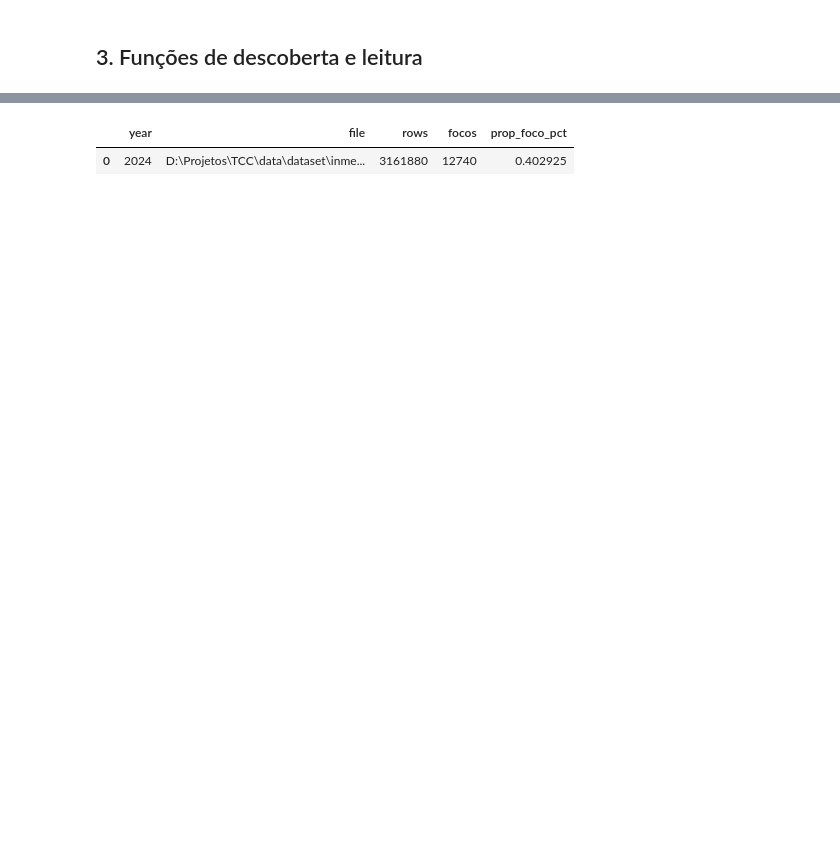
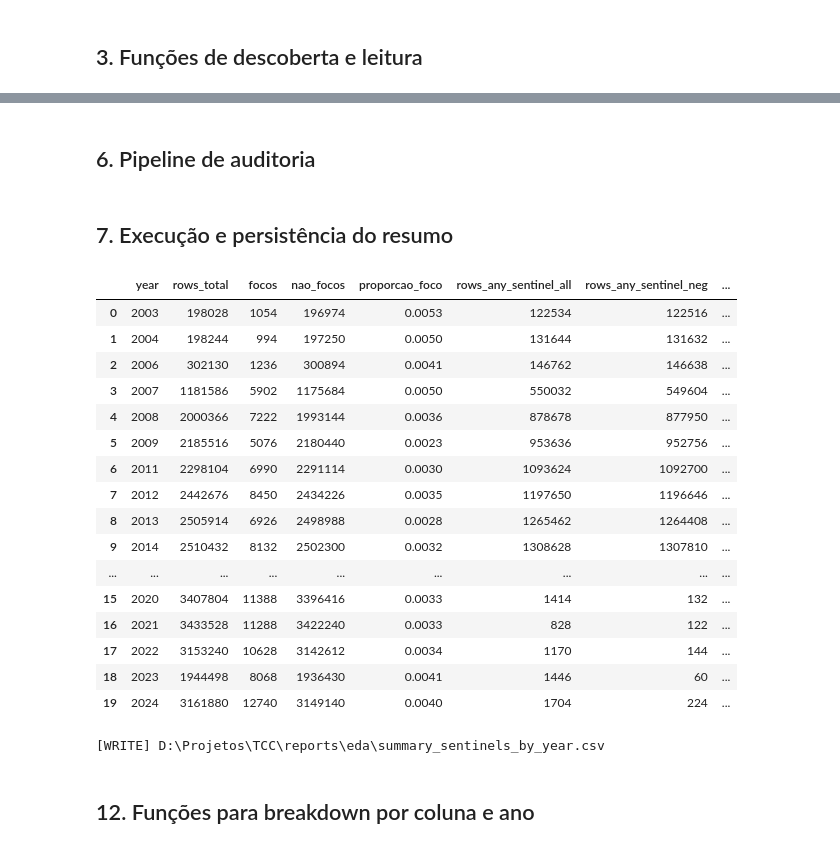
Before and after one commit to julianopadua/TCC, a Jupyter notebook: src/analysis.ipynb, the cells around one changed output, grey strips where cells are left out. Saved outputs shown, nothing was run; the diff lists cells and outputs as text; code cells hidden in the pictures; blank space fills up the shorter version.

```diff
--- a/src/analysis.ipynb
+++ b/src/analysis.ipynb
@@ -114,13 +215,70 @@ totais
+# %% [markdown]
+## 6. Pipeline de auditoria
 # %%
-BIOME = "cerrado"
-YEARS = [2024]
-files_2003 = find_dataset_files(BIOME, YEARS)
-if not files_2003:
-    raise FileNotFoundError("Arquivo 2003 não encontrado (veja a lista na Célula 0).")
+def run_audit(dataset_dir: Path = DATASET_DIR, pattern: str = FILENAME_PATTERN) -> pd.DataFrame:
+    """
+    Executa o pipeline de auditoria para todos os arquivos identificados.
+    Retorna um DataFrame com as métricas por ano, ordenado.
+    """
+    year_files = discover_year_files(dataset_dir, pattern)
+    if not year_files:
+        raise FileNotFoundError(f"Nenhum arquivo encontrado em {dataset_dir} com padrão {pattern}")
 
-y, p = files_2003[0]
-one = summarize_file(y, p)
-pd.DataFrame([one]).assign(prop_foco_pct=lambda d: d["prop_foco"] * 100).drop(columns=["prop_foco"])
+    audits: List[YearAudit] = []
+    for year, fp in year_files.items():
+        df = read_year_csv(fp)
+        audit = compute_year_metrics(df, year)
+        audits.append(audit)
+
+    out = pd.DataFrame([a.__dict__ for a in audits]).sort_values("year").reset_index(drop=True)
+    return out
-# %% [output]
-|  | year | file | rows | focos | prop_foco_pct |
-| 0 | 2024 | D:\Projetos\TCC\data\dataset\inme... | 3161880 | 12740 | 0.402925 |
+# %% [markdown]
+## 7. Execução e persistência do resumo
+# %%
+summary_df = run_audit(DATASET_DIR, FILENAME_PATTERN)
+
+# Ordena colunas para leitura
+col_order = [
+    "year",
+    "rows_total",
+    "focos",
+    "nao_focos",
+    "proporcao_foco",
+    "rows_any_sentinel_all",
+    "rows_any_sentinel_neg",
+    "foco_rows_with_neg_sentinel",
+    "pct_foco_with_neg_sentinel",
+]
+summary_df = summary_df[col_order]
+
+# Exibe
+display(summary_df.style.format({
+    "proporcao_foco": "{:.4f}",
+    "pct_foco_with_neg_sentinel": "{:.4f}",
+}))
+
+# Persiste
+out_path = REPORTS_DIR / "summary_sentinels_by_year.csv"
+summary_df.to_csv(out_path, index=False, encoding="utf-8")
+print(f"[WRITE] {out_path}")
+# %% [output]
+|  | year | rows_total | focos | nao_focos | proporcao_foco | rows_any_sentinel_all | rows_any_sentinel_neg | ... |
+| 0 | 2003 | 198028 | 1054 | 196974 | 0.0053 | 122534 | 122516 | ... |
+| 1 | 2004 | 198244 | 994 | 197250 | 0.0050 | 131644 | 131632 | ... |
+| 2 | 2006 | 302130 | 1236 | 300894 | 0.0041 | 146762 | 146638 | ... |
+| 3 | 2007 | 1181586 | 5902 | 1175684 | 0.0050 | 550032 | 549604 | ... |
+| 4 | 2008 | 2000366 | 7222 | 1993144 | 0.0036 | 878678 | 877950 | ... |
+| 5 | 2009 | 2185516 | 5076 | 2180440 | 0.0023 | 953636 | 952756 | ... |
+| 6 | 2011 | 2298104 | 6990 | 2291114 | 0.0030 | 1093624 | 1092700 | ... |
+| 7 | 2012 | 2442676 | 8450 | 2434226 | 0.0035 | 1197650 | 1196646 | ... |
+| 8 | 2013 | 2505914 | 6926 | 2498988 | 0.0028 | 1265462 | 1264408 | ... |
+| 9 | 2014 | 2510432 | 8132 | 2502300 | 0.0032 | 1308628 | 1307810 | ... |
+| ... | ... | ... | ... | ... | ... | ... | ... | ... |
+| 15 | 2020 | 3407804 | 11388 | 3396416 | 0.0033 | 1414 | 132 | ... |
+| 16 | 2021 | 3433528 | 11288 | 3422240 | 0.0033 | 828 | 122 | ... |
+| 17 | 2022 | 3153240 | 10628 | 3142612 | 0.0034 | 1170 | 144 | ... |
+| 18 | 2023 | 1944498 | 8068 | 1936430 | 0.0041 | 1446 | 60 | ... |
+| 19 | 2024 | 3161880 | 12740 | 3149140 | 0.0040 | 1704 | 224 | ... |
+[WRITE] D:\Projetos\TCC\reports\eda\summary_sentinels_by_year.csv
+# %% [markdown]
+## 12. Funções para breakdown por coluna e ano
```
Also changed, not shown: parts of 20 cells of this notebook, 5 other files.
